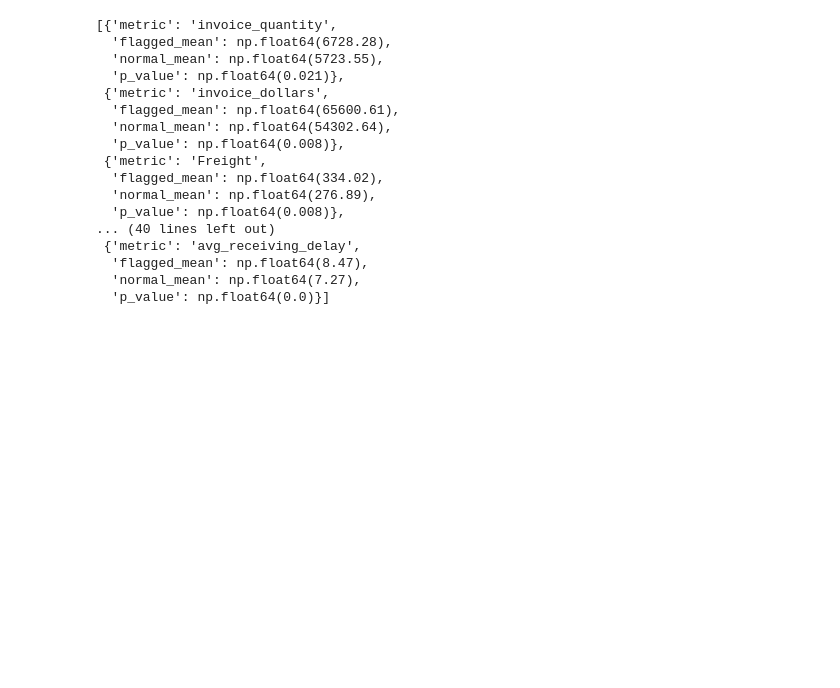
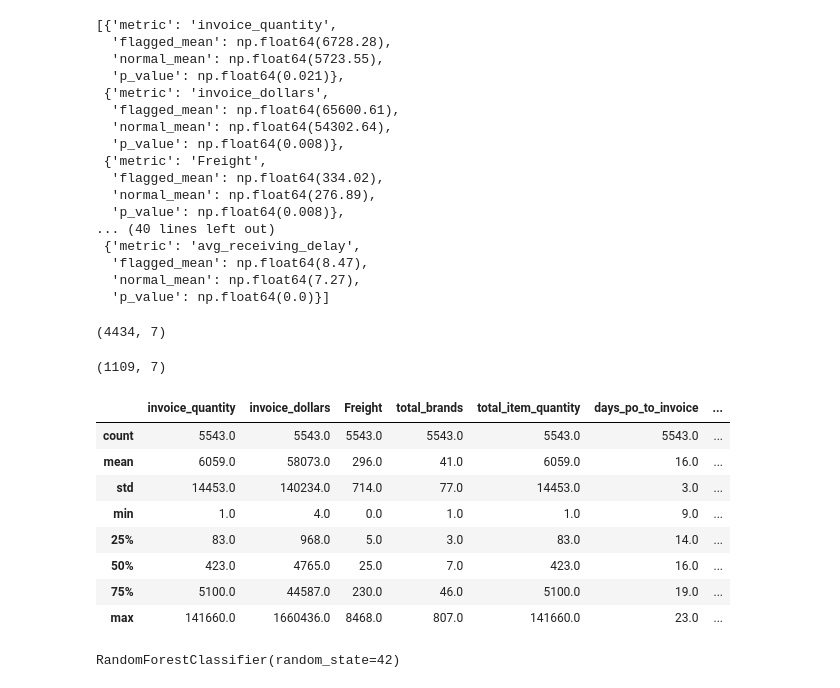
Before and after one commit to SumeethK28/Invoice_Intelligence_Machine_learning_Project, a Jupyter notebook: notebooks/Invoice_Flagging.ipynb, the cells around one changed output. Cells and saved outputs as stored; diff of their text form; code cells hidden in the pictures; blank space fills up the shorter version.

Commit message:
Completed with model training and parameter tuning and found best model. Created a pipeline script for this and created a common folder for models to save.

```diff
--- a/notebooks/Invoice_Flagging.ipynb
+++ b/notebooks/Invoice_Flagging.ipynb
@@ -277,3 +277,6 @@ results
   'flagged_mean': np.float64(8.47),
   'normal_mean': np.float64(7.27),
   'p_value': np.float64(0.0)}]
+# %%
+X = df[['invoice_quantity', 'invoice_dollars', 'Freight', 'total_brands', 'total_item_quantity', 'days_po_to_invoice', 'total_item_dollars']]
+y = df[['flag_invoice']]
@@ -279,0 +287,20 @@ results
+# %%
+X_train.shape
+# %% [output]
+(4434, 7)
+# %%
+X_test.shape
+# %% [output]
+(1109, 7)
+# %%
+X.describe().round()
+# %% [output]
+|  | invoice_quantity | invoice_dollars | Freight | total_brands | total_item_quantity | days_po_to_invoice | ... |
+| count | 5543.0 | 5543.0 | 5543.0 | 5543.0 | 5543.0 | 5543.0 | ... |
+| mean | 6059.0 | 58073.0 | 296.0 | 41.0 | 6059.0 | 16.0 | ... |
+| std | 14453.0 | 140234.0 | 714.0 | 77.0 | 14453.0 | 3.0 | ... |
+| min | 1.0 | 4.0 | 0.0 | 1.0 | 1.0 | 9.0 | ... |
+| 25% | 83.0 | 968.0 | 5.0 | 3.0 | 83.0 | 14.0 | ... |
+| 50% | 423.0 | 4765.0 | 25.0 | 7.0 | 423.0 | 16.0 | ... |
+| 75% | 5100.0 | 44587.0 | 230.0 | 46.0 | 5100.0 | 19.0 | ... |
+| max | 141660.0 | 1660436.0 | 8468.0 | 807.0 | 141660.0 | 23.0 | ... |
@@ -279,0 +316,11 @@ results
+# %%
+model1 = LogisticRegression(random_state=42)
+model1.fit(X_train_scaled, y_train)
+
+model2 = DecisionTreeClassifier(random_state=42)
+model2.fit(X_train_scaled, y_train)
+
+model3 = RandomForestClassifier(random_state=42)
+model3.fit(X_train_scaled, y_train)
+# %% [output]
+RandomForestClassifier(random_state=42)
```
Also changed, not shown: parts of 16 cells of this notebook, 7 other files.
